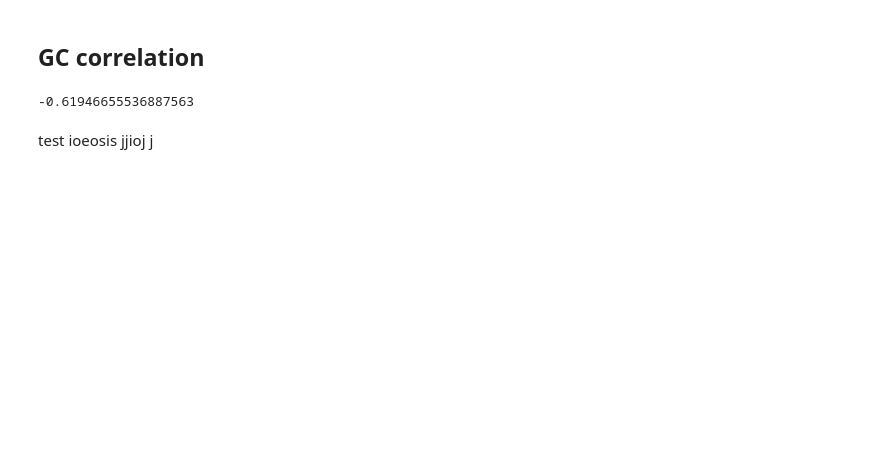
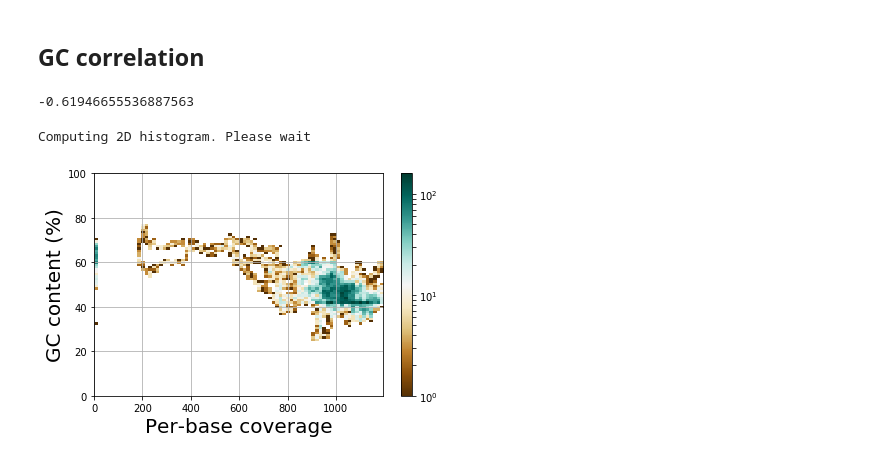
Before and after one commit to vladsaveliev/sequana, a Jupyter notebook: notebooks/coverage.ipynb, the cells around one changed output. Cells and saved outputs as stored; diff of their text form; code cells hidden in the pictures; blank space fills up the shorter version.

```diff
--- a/notebooks/coverage.ipynb
+++ b/notebooks/coverage.ipynb
@@ -100,2 +96,5 @@ a = 1
-# %% [markdown]
-test ioeosis jjioj j
+# %%
+chrom.plot_gc_vs_coverage(cmap="BrBG", Nlevels=0, bins=[80,50])
+# %% [output]
+Computing 2D histogram. Please wait
+[figure, added]
```
Also changed, not shown: parts of 11 cells of this notebook, 2 other files.
